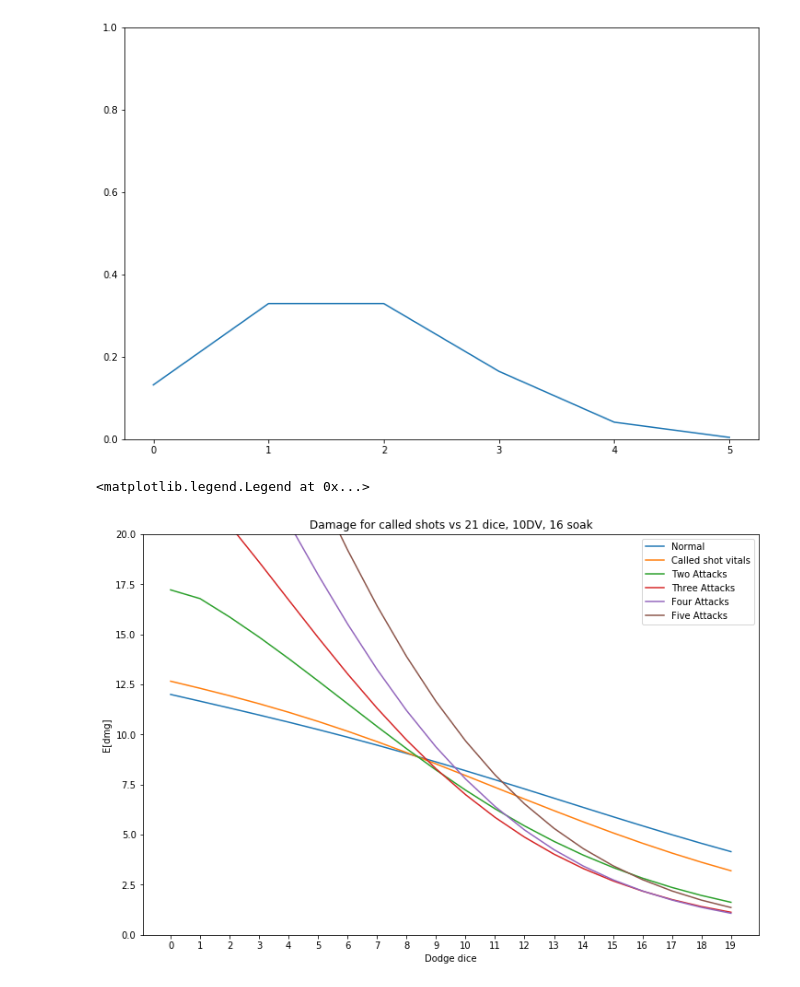
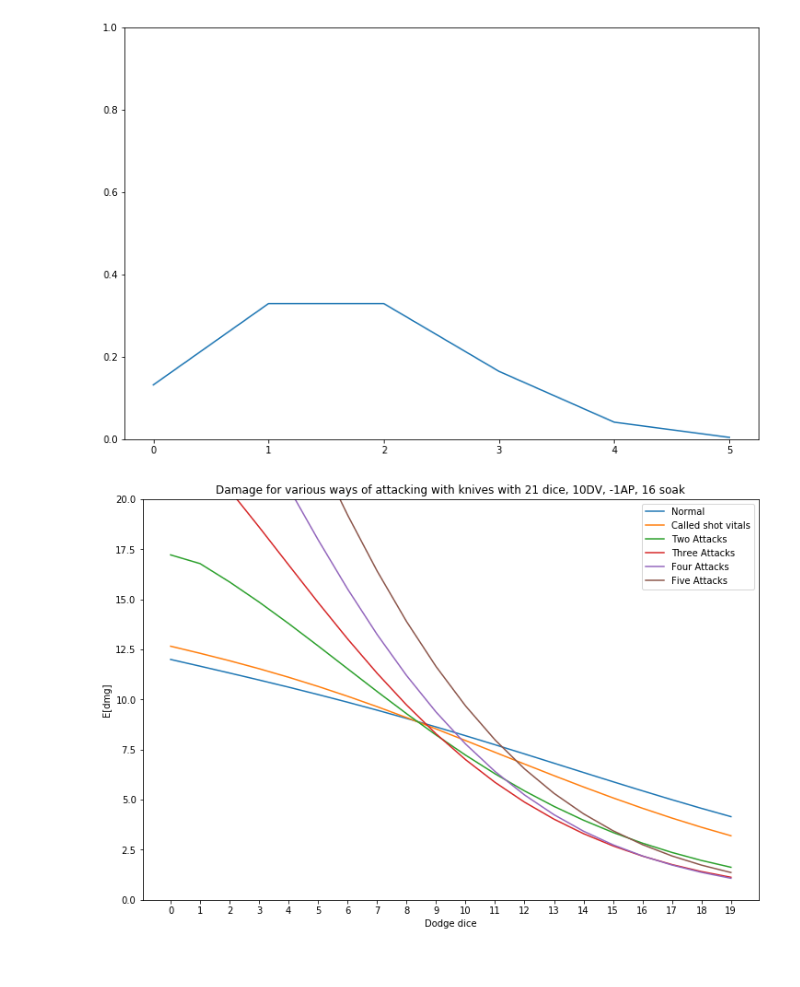
Before and after one commit to tbelaire/shadowrun_jupyter_notebooks, a Jupyter notebook: Damage worksheet.ipynb, the cells around one changed output. Drawn from its saved outputs; the diff is of its cells as text; code cells hidden in the pictures.

Commit message:
Better titles

```diff
--- a/Damage worksheet.ipynb
+++ b/Damage worksheet.ipynb
@@ -86,37 +86,33 @@ three_knives = [
 
     for dodge_pool in range(20)
 ]
 four_knives = [
         damage_for_attack(6, dodge_pool, **params)
     +   damage_for_attack(5+1, dodge_pool - 1, **params)
     +   damage_for_attack(5+2, dodge_pool - 2, **params)
     +   damage_for_attack(5+3, dodge_pool - 3, **params)
     for dodge_pool in range(20)
 ]
 five_knives = [
         damage_for_attack(5, dodge_pool, **params)
     +   damage_for_attack(4+1, dodge_pool - 1, **params)
     +   damage_for_attack(4+2, dodge_pool - 2, **params)
     +   damage_for_attack(4+3, dodge_pool - 3, **params)
     +   damage_for_attack(4+4, dodge_pool - 4, **params)
-
     for dodge_pool in range(20)
 ]
 plt.ylim(0, 20)
 plt.xticks(range(20))
-plt.title("Damage for called shots vs 21 dice, 10DV, 16 soak")
+plt.title("Damage for various ways of attacking with knives with 21 dice, 10DV, -1AP, 16 soak")
 plt.xlabel("Dodge dice")
 plt.ylabel("E[dmg]")
 plt.plot(damage_for_different_dodge_values, label="Normal")
 plt.plot(called_shot, label="Called shot vitals")
 plt.plot(two_knives, label="Two Attacks")
 plt.plot(three_knives, label="Three Attacks")
 plt.plot(four_knives, label="Four Attacks")
 plt.plot(five_knives, label="Five Attacks")
 
-
-
-plt.legend()
+legend = plt.legend()
 # %% [output]
-<matplotlib.legend.Legend at 0x...>
-[figure, old version]
+[figure, new version]
```
Also changed, not shown: parts of 1 cell of this notebook.
